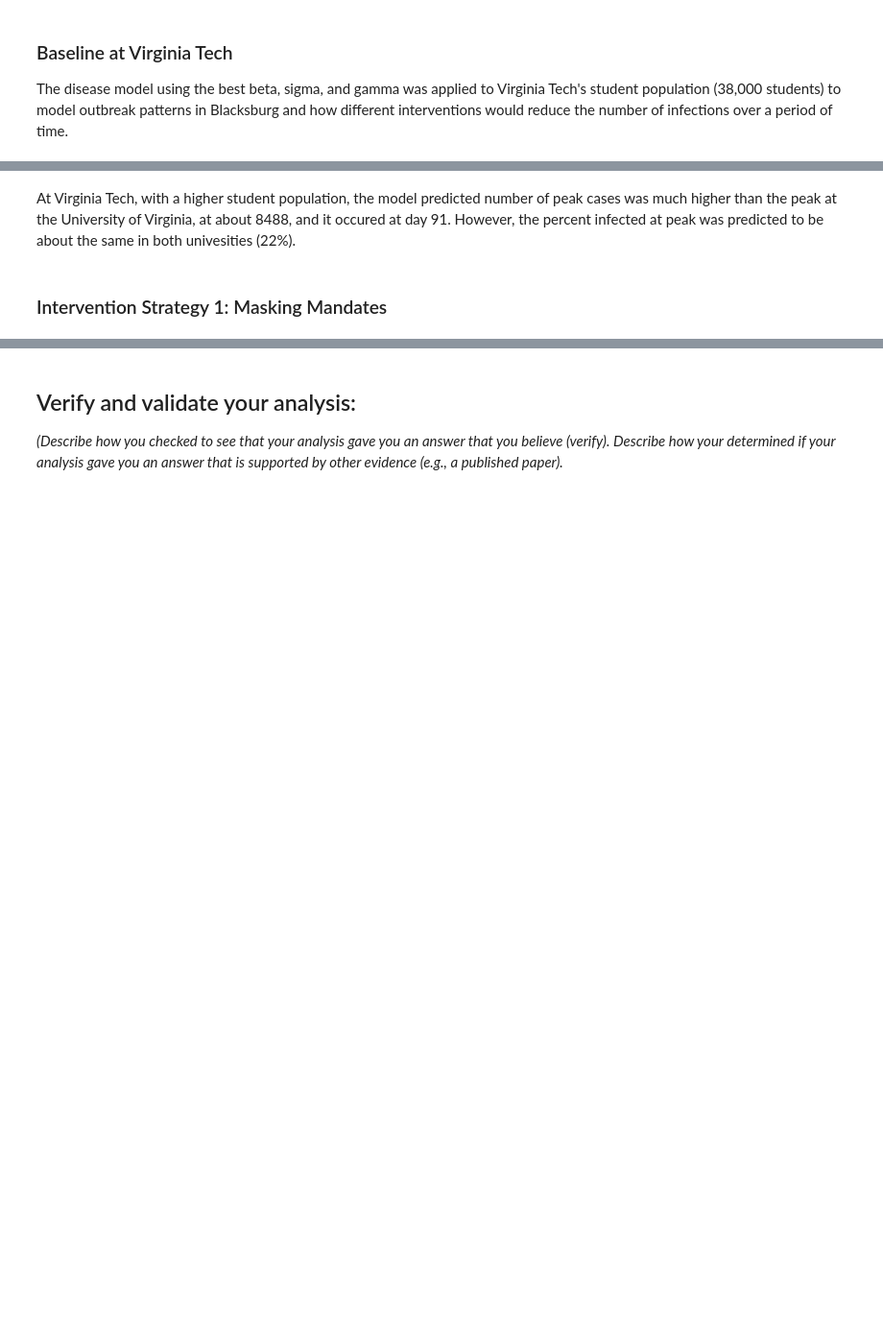
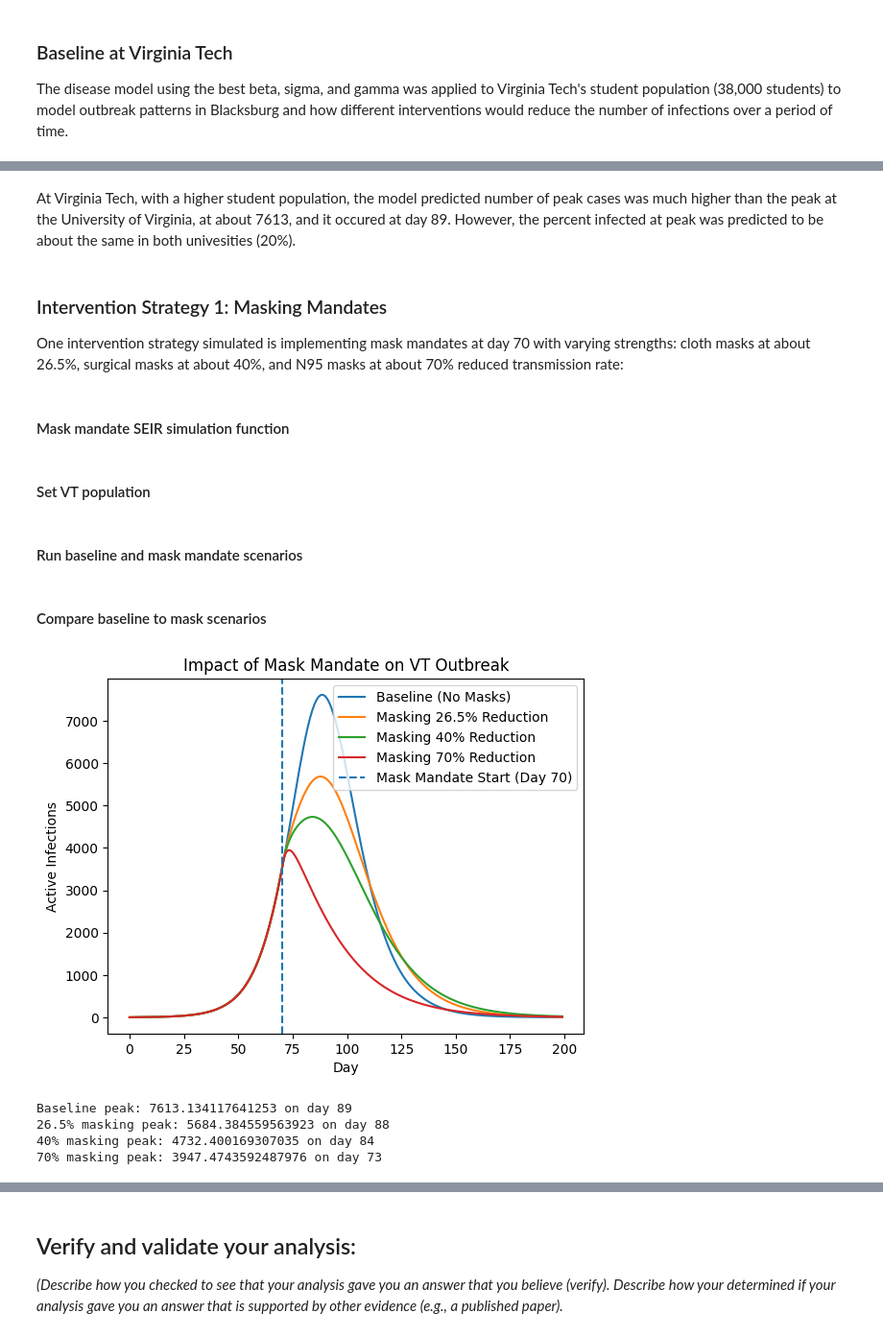
Before and after one commit to kiranspencer9/Module-2-Epidemics-SIR-Modeling, a Jupyter notebook: Notebook examples/Template_student_final_notebook.ipynb, the cells around one changed output, grey strips where cells are left out. Shown at 96% size. Saved outputs shown, nothing was run; the diff lists cells and outputs as text; code cells hidden in the pictures; blank space fills up the shorter version.

```diff
--- a/Notebook examples/Template_student_final_notebook.ipynb
+++ b/Notebook examples/Template_student_final_notebook.ipynb
@@ -509,4 +509,8 @@ Percent of VT population infected at peak: 22.335545424773276
 # %% [markdown]
-At Virginia Tech, with a higher student population, the model predicted number of peak cases was much higher than the peak at the University of Virginia, at about 8488, and it occured at day 91. However, the percent infected at peak was predicted to be about the same in both univesities (22%).
+At Virginia Tech, with a higher student population, the model predicted number of peak cases was much higher than the peak at the University of Virginia, at about 7613, and it occured at day 89. However, the percent infected at peak was predicted to be about the same in both univesities (20%).
 # %% [markdown]
 ### Intervention Strategy 1: Masking Mandates
+
+One intervention strategy simulated is implementing mask mandates at day 70 with varying strengths: cloth masks at about 26.5%, surgical masks at about 40%, and N95 masks at about 70% reduced transmission rate:
+# %% [markdown]
+#### Mask mandate SEIR simulation function
@@ -512,0 +546,13 @@ At Virginia Tech, with a higher student population, the model predicted number o
+# %% [markdown]
+#### Set VT population
+# %%
+N_VT = 38000
+
+I0_VT = 1
+E0_VT = 5
+R0_VT = 0
+S0_VT = N_VT - I0_VT - E0_VT - R0_VT
+
+timepoints_VT = np.arange(0, 200, 1)
+# %% [markdown]
+#### Run baseline and mask mandate scenarios
@@ -512,0 +593,48 @@ At Virginia Tech, with a higher student population, the model predicted number o
+# %% [markdown]
+#### Compare baseline to mask scenarios
+# %%
+plt.figure()
+
+plt.plot(timepoints_VT, I_base, label="Baseline (No Masks)")
+plt.plot(timepoints_VT, I_265, label="Masking 26.5% Reduction")
+plt.plot(timepoints_VT, I_40, label="Masking 40% Reduction")
+plt.plot(timepoints_VT, I_70, label="Masking 70% Reduction")
+
+plt.axvline(mask_day, linestyle='--', label="Mask Mandate Start (Day 70)")
+
+plt.xlabel("Day")
+plt.ylabel("Active Infections")
+plt.title("Impact of Mask Mandate on VT Outbreak")
+plt.legend()
+
+plt.show()
+
+# Baseline
+baseline_peak_cases = np.max(I_base)
+baseline_peak_day = np.argmax(I_base)
+
+# 26.5% masking
+peak_265_cases = np.max(I_265)
+peak_265_day = np.argmax(I_265)
+
+# 40% masking
+peak_40_cases = np.max(I_40)
+peak_40_day = np.argmax(I_40)
+
+# 70% masking
+peak_70_cases = np.max(I_70)
+peak_70_day = np.argmax(I_70)
+
+print("Baseline peak:", baseline_peak_cases, "on day", baseline_peak_day)
+
+print("26.5% masking peak:", peak_265_cases, "on day", peak_265_day)
+
+print("40% masking peak:", peak_40_cases, "on day", peak_40_day)
+
+print("70% masking peak:", peak_70_cases, "on day", peak_70_day)
+# %% [output]
+[figure, added]
+Baseline peak: 7613.134117641253 on day 89
+26.5% masking peak: 5684.384559563923 on day 88
+40% masking peak: 4732.400169307035 on day 84
+70% masking peak: 3947.4743592487976 on day 73
```
Also changed, not shown: parts of 30 cells of this notebook.
